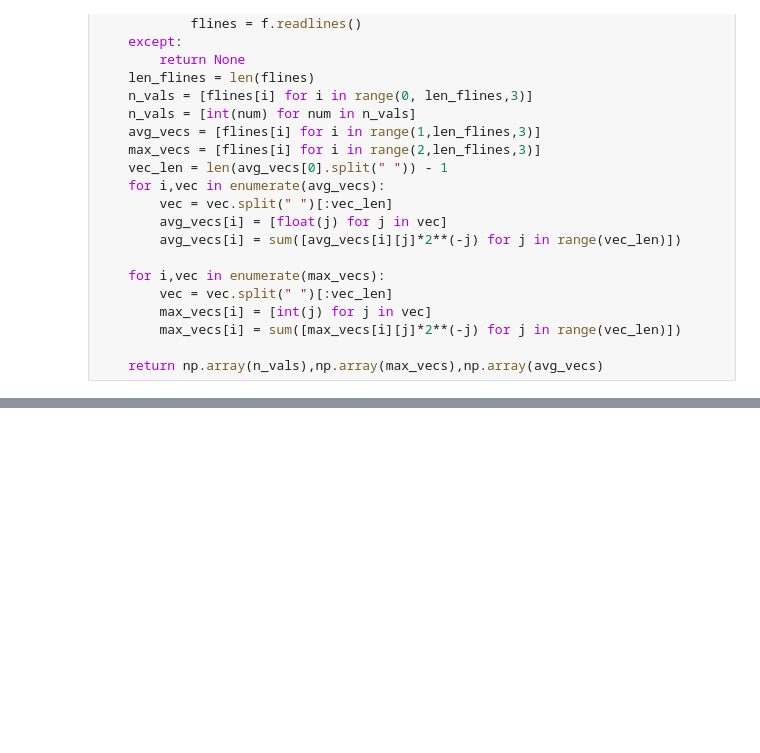
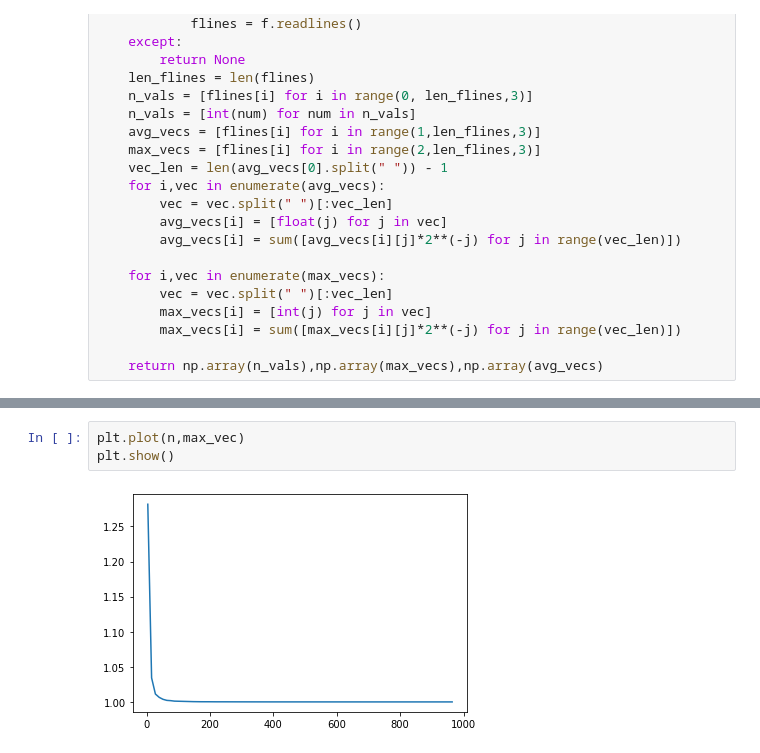
Before and after one commit to itai953/Project, a Jupyter notebook: plotter.ipynb, the cells around one changed output, grey strips where cells are left out. Saved outputs shown, nothing was run; the diff lists cells and outputs as text; blank space fills up the shorter version.

```diff
--- a/plotter.ipynb
+++ b/plotter.ipynb
@@ -35,0 +40,5 @@ plt.show()
+# %%
+plt.plot(n,max_vec)
+plt.show()
+# %% [output]
+[figure, added]
```
Also changed, not shown: parts of 4 cells of this notebook, 1 other file.
